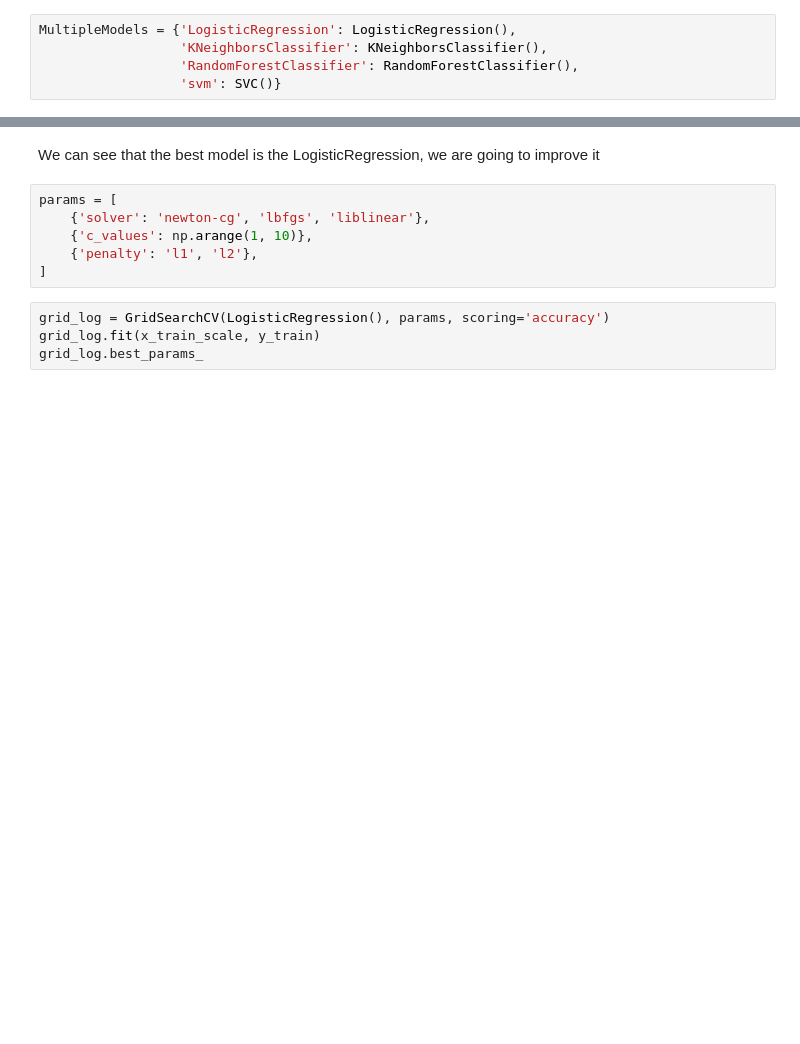
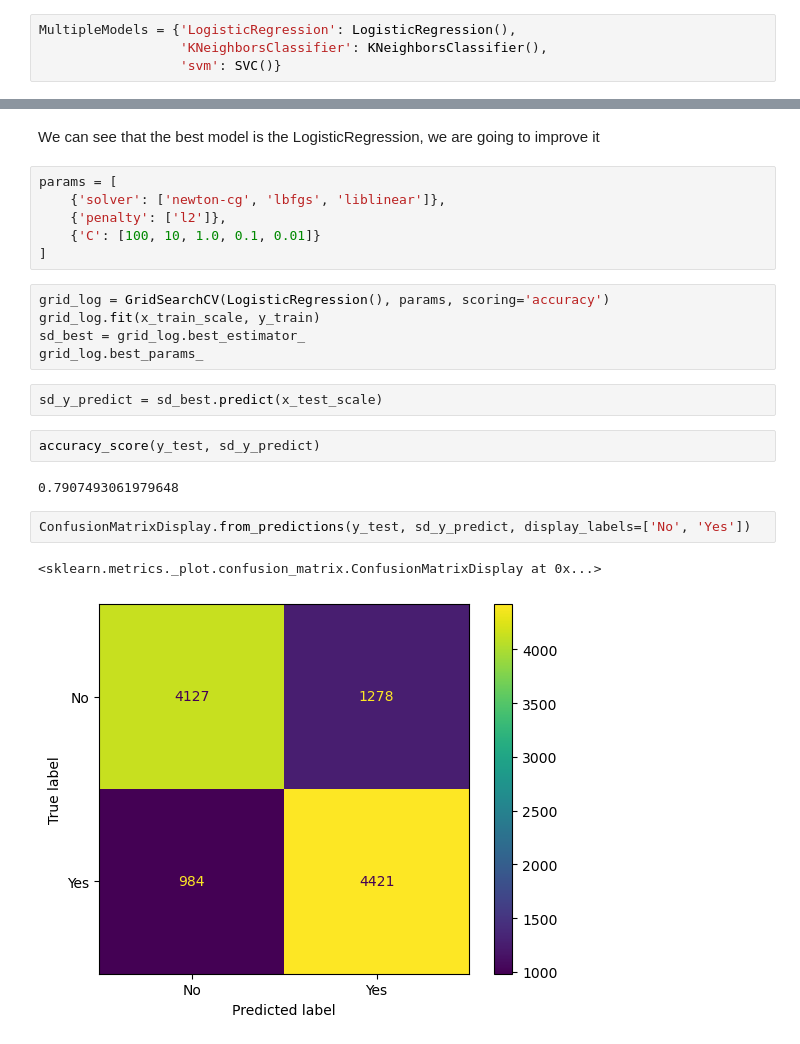
Before and after one commit to julienawonga/365_challenge, a Jupyter notebook: 365 Data.ipynb, the cells around one changed output, grey strips where cells are left out. Drawn from its saved outputs; the diff is of its cells as text; blank space fills up the shorter version.

```diff
--- a/365 Data.ipynb
+++ b/365 Data.ipynb
@@ -599,7 +598,6 @@ weighted avg       0.73      0.67      0.65     10810
 # %%
 MultipleModels = {'LogisticRegression': LogisticRegression(),
                   'KNeighborsClassifier': KNeighborsClassifier(),
-                  'RandomForestClassifier': RandomForestClassifier(),
                   'svm': SVC()}
 # %%
 for name, model in MultipleModels.items():
@@ -631,11 +629,23 @@ weighted avg       0.77      0.70      0.68     10810
 <p>We can see that the best model is the LogisticRegression, we are going to improve it</p>
 # %%
 params = [
-    {'solver': 'newton-cg', 'lbfgs', 'liblinear'},
-    {'c_values': np.arange(1, 10)},
-    {'penalty': 'l1', 'l2'},
+    {'solver': ['newton-cg', 'lbfgs', 'liblinear']},
+    {'penalty': ['l2']},
+    {'C': [100, 10, 1.0, 0.1, 0.01]}
 ]
 # %%
 grid_log = GridSearchCV(LogisticRegression(), params, scoring='accuracy')
 grid_log.fit(x_train_scale, y_train)
+sd_best = grid_log.best_estimator_
 grid_log.best_params_
+# %%
+sd_y_predict = sd_best.predict(x_test_scale)
+# %%
+accuracy_score(y_test, sd_y_predict)
+# %% [output]
+0.7907493061979648
+# %%
+ConfusionMatrixDisplay.from_predictions(y_test, sd_y_predict, display_labels=['No', 'Yes'])
+# %% [output]
+<sklearn.metrics._plot.confusion_matrix.ConfusionMatrixDisplay at 0x...>
+[figure, added]
```
Also changed, not shown: parts of 9 cells of this notebook.
